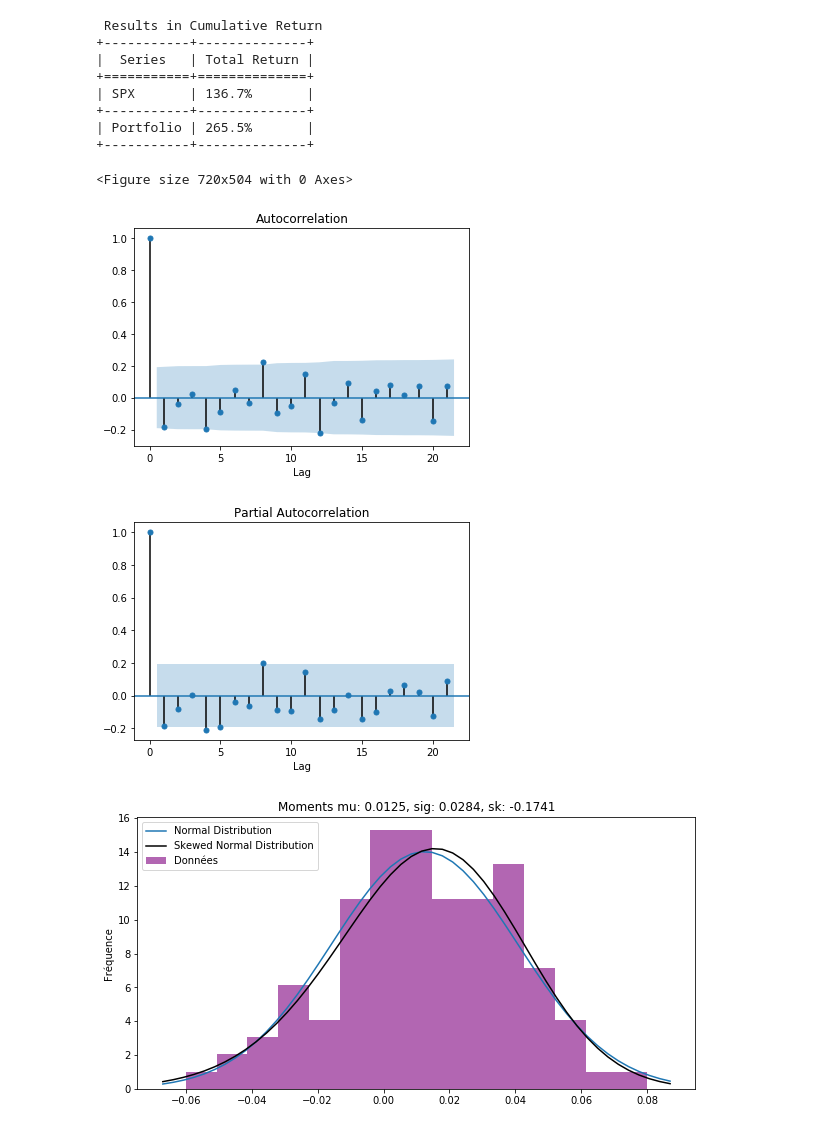
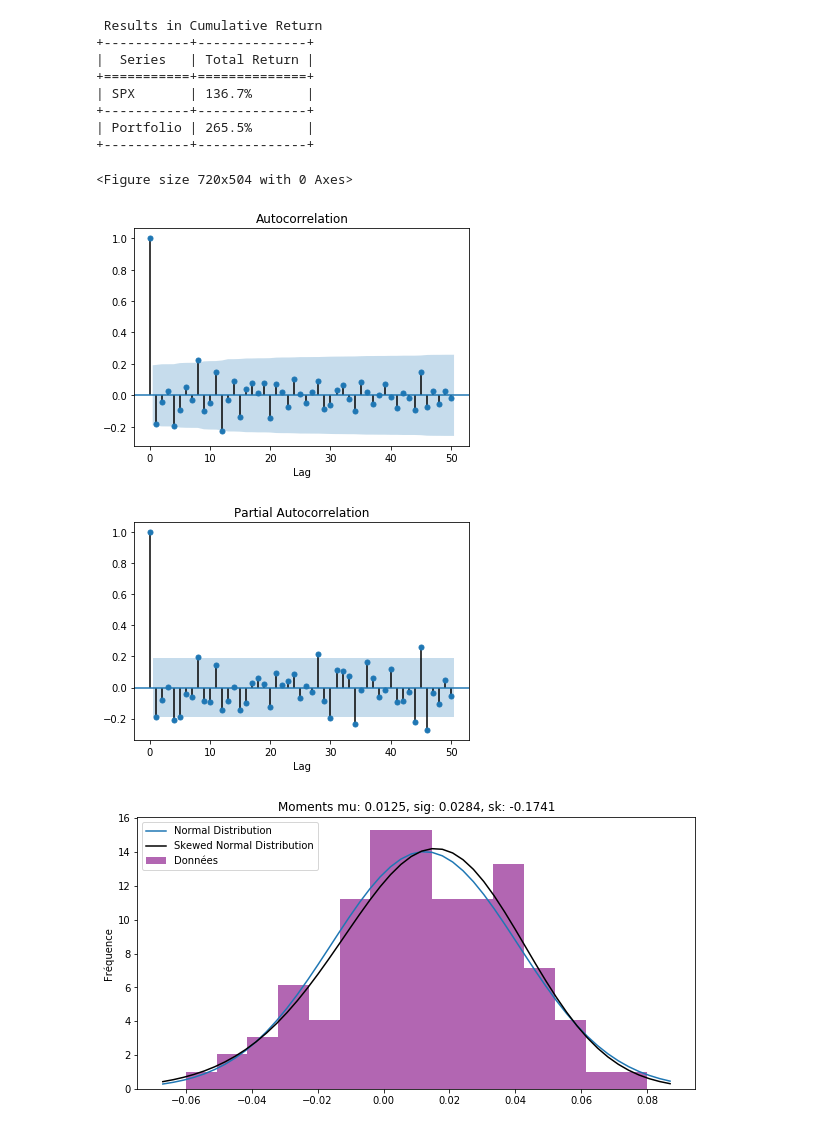
Before and after one commit to gerileka/machine_learning_portfolio, a Jupyter notebook: src/Long_only_Anal.ipynb, the cells around one changed output. Drawn from its saved outputs; the diff is of its cells as text; code cells hidden in the pictures.

```diff
--- a/src/Long_only_Anal.ipynb
+++ b/src/Long_only_Anal.ipynb
@@ -160,19 +160,19 @@ print(t.draw())
 # %%
 # Autocorrelation for all periods (with confidence intervals)
 
 plt.figure(figsize=(10,7))
 
-plot_acf(data["effectif"])
+plot_acf(data["effectif"], lags= 50)
 plt.xlabel("Lag")
 # partial autocorr
-plot_pacf(data["effectif"])
+plot_pacf(data["effectif"], lags= 50)
 plt.xlabel("Lag")
 
 plt.show()
 # %% [output]
 <Figure size 720x504 with 0 Axes>
-[figure, old version]
+[figure, new version]
-[figure, old version]
+[figure, new version]
 # %%
 # Normality distribution of our returns
 
```
